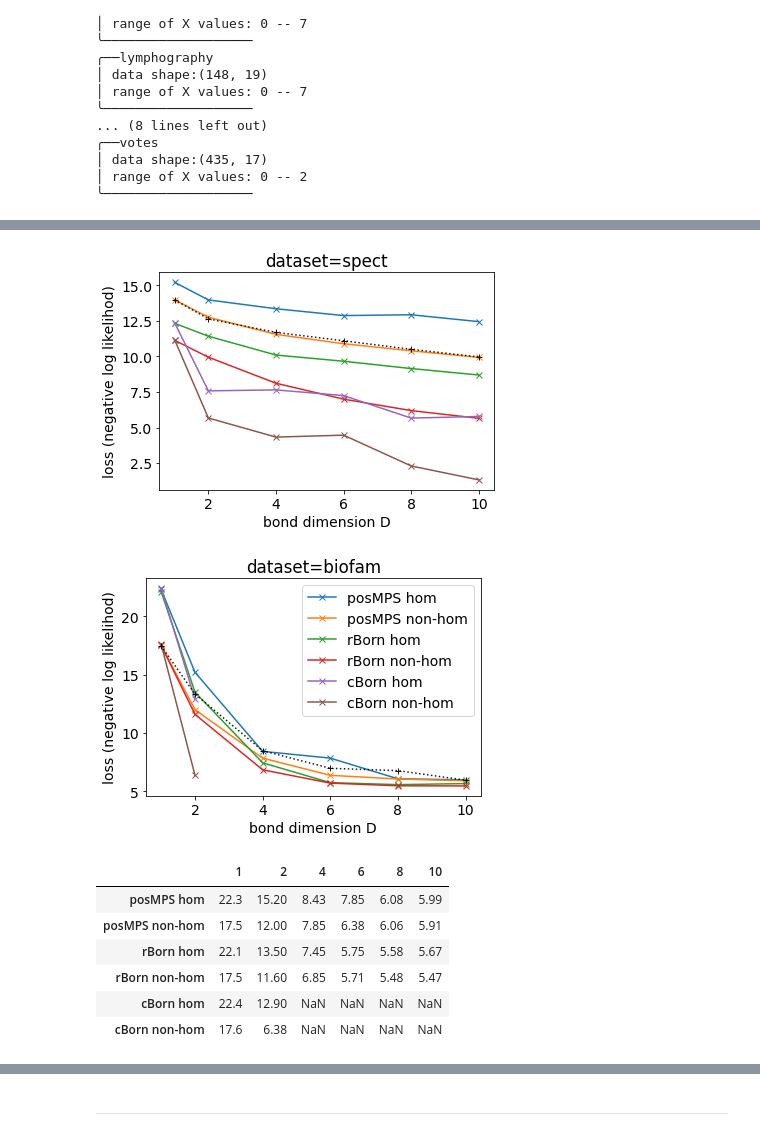
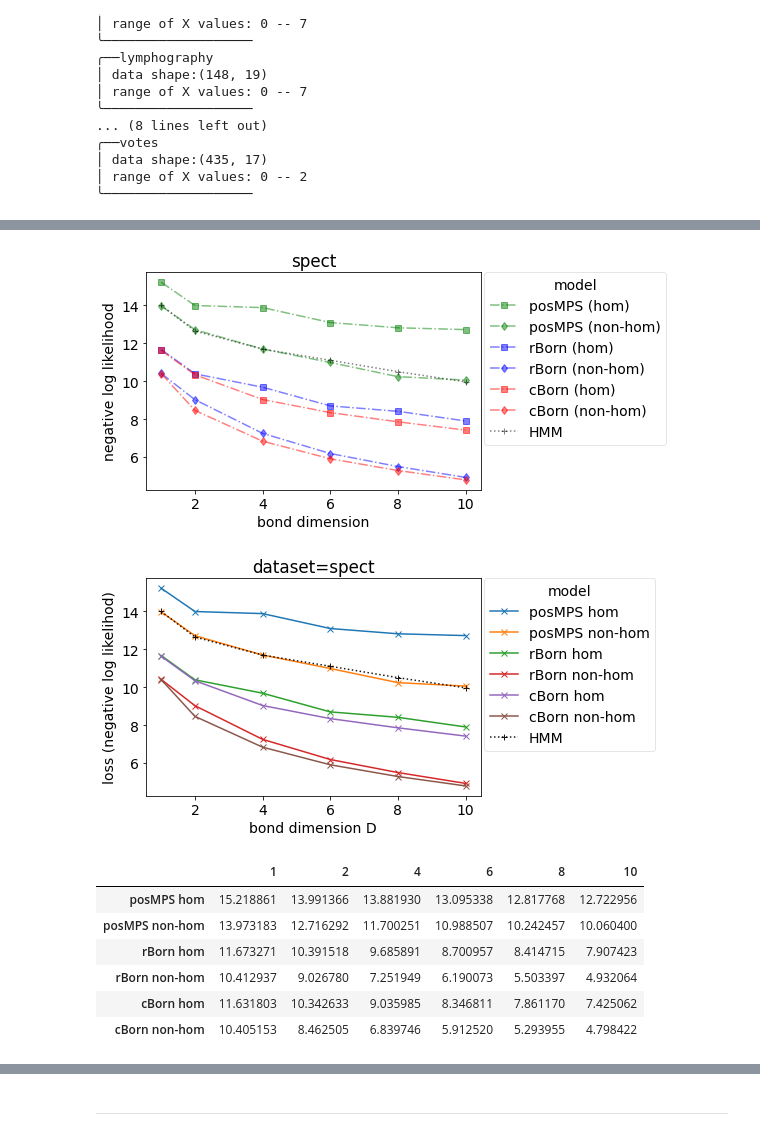
Before and after one commit to postylem/comparison-of-tensor-train-models, a Jupyter notebook: gradient_sandbox.ipynb, the cells around one changed output, grey strips where cells are left out. Drawn from its saved outputs; the diff is of its cells as text; code cells hidden in the pictures.

```diff
--- a/gradient_sandbox.ipynb
+++ b/gradient_sandbox.ipynb
@@ -97,0 +175,30 @@ rBorn non-hom
+# %%
+import pandas as pd
+plt.rcParams.update({'font.size': 14}) # font.size change from default 10
+
+
+f=plt.figure()
+index = [1,2,4,6,8,10]
+mps_h   = pd.Series([15.218861, 13.991366, 13.881930, 13.095338, 12.817768, 12.722956], index=index)
+mps     = pd.Series([13.973183, 12.716292, 11.700251, 10.988507, 10.242457, 10.060400], index=index)
+rborn_h = pd.Series([11.673271, 10.391518, 9.685891, 8.700957, 8.414715, 7.907423], index=index)
+rborn   = pd.Series([10.412937, 9.026780, 7.251949, 6.190073, 5.503397, 4.932064], index=index)
+cborn_h = pd.Series([11.631803, 10.342633, 9.035985, 8.346811, 7.861170, 7.425062], index=index)
+cborn   = pd.Series([10.405153, 8.462505, 6.839746, 5.912520, 5.293955, 4.798422], index=index)
+hmm     = pd.Series([13.993, 12.649, 11.695, 11.106, 10.505, 9.968], index=index)
+plt.plot(mps_h,  "s-.", color="green", label="posMPS (hom)", alpha=0.5)
+plt.plot(mps,    "d-.", color="green", label="posMPS (non-hom)", alpha=0.5)
+plt.plot(rborn_h,"s-.", color="blue", label="rBorn (hom)", alpha=0.5)
+plt.plot(rborn,  "d-.", color="blue", label="rBorn (non-hom)", alpha=0.5)
+plt.plot(cborn_h,"s-.", color="red", label="cBorn (hom)", alpha=0.5)
+plt.plot(cborn,  "d-.", color="red", label="cBorn (non-hom)", alpha=0.5)
+plt.plot(hmm,    "+:k", color="black", label='HMM', alpha=0.5)
+plt.legend(title="model", bbox_to_anchor=(1.01, 1), loc='upper left', framealpha=0.5, borderaxespad=0.)
+plt.title("spect")
+plt.ylabel('negative log likelihood')
+plt.xlabel("bond dimension")
+plt.show()
+# f=plt.figure()
+# f.savefig("spect.pdf", bbox_inches='tight')
+# %% [output]
+[figure, added]
@@ -98,47 +231,27 @@ rBorn non-hom
 # %%
 import pandas as pd
 plt.rcParams.update({'font.size': 14}) # font.size change from default 10
 index = [1,2,4,6,8,10]
 frame=pd.DataFrame()
-frame['posMPS hom']=    pd.Series([15.225593, 13.981824, 13.359402, 12.879319, 12.936084, 12.451607], index=index)
-frame['posMPS non-hom']=pd.Series([13.986147, 12.764120, 11.556882, 10.896993, 10.399844, 9.931520], index=index)
-frame['rBorn hom']=     pd.Series([12.337878, 11.426547, 10.101237, 9.665511, 9.149446, 8.696818], index=index)
-frame['rBorn non-hom']= pd.Series([11.142219, 9.950571, 8.116511, 6.995655, 6.190347, 5.649225], index=index)
-frame['cBorn hom']=     pd.Series([12.384717, 7.581070, 7.648918, 7.246690, 5.662558, 5.779628], index=index)
-frame['cBorn non-hom']= pd.Series([11.188754, 5.670460, 4.325637, 4.462535, 2.293139, 1.312038], index=index)
+frame['posMPS hom'] = pd.Series([15.218861, 13.991366, 13.881930, 13.095338, 12.817768, 12.722956], index=index)
+frame['posMPS non-hom'] = pd.Series([13.973183, 12.716292, 11.700251, 10.988507, 10.242457, 10.060400], index=index)
+frame['rBorn hom'] = pd.Series([11.673271, 10.391518, 9.685891, 8.700957, 8.414715, 7.907423], index=index)
+frame['rBorn non-hom'] = pd.Series([10.412937, 9.026780, 7.251949, 6.190073, 5.503397, 4.932064], index=index)
+frame['cBorn hom'] = pd.Series([11.631803, 10.342633, 9.035985, 8.346811, 7.861170, 7.425062], index=index)
+frame['cBorn non-hom'] = pd.Series([10.405153, 8.462505, 6.839746, 5.912520, 5.293955, 4.798422], index=index)
 frame.plot(
-    xlabel="bond dimension D", ylabel="loss (negative log likelihod)", marker='x', title="dataset=spect", legend=None)
+    xlabel="bond dimension D", ylabel="loss (negative log likelihod)", marker='x', title="dataset=spect")#, legend=None)
 hmm=pd.Series([13.993, 12.649, 11.695, 11.106, 10.505, 9.968], index=index)
 plt.plot(hmm, "+:k", label='HMM', alpha=0.9)
-# plt.legend(title="model", bbox_to_anchor=(1.01, 1), loc='upper left', framealpha=0.5, borderaxespad=0.)
+plt.legend(title="model", bbox_to_anchor=(1.01, 1), loc='upper left', framealpha=0.5, borderaxespad=0.)
 plt.show()
-
-index = [1,2,4,6,8,10]
-frame=pd.DataFrame()
-frame['posMPS hom']=    pd.Series([22.3, 15.2, 8.43, 7.85, 6.08, 5.99], index=index)
-frame['posMPS non-hom']=pd.Series([17.5, 12, 7.85, 6.38, 6.06, 5.91], index=index)
-frame['rBorn hom']=     pd.Series([22.1, 13.5, 7.45, 5.75, 5.58, 5.67], index=index)
-frame['rBorn non-hom']= pd.Series([17.5, 11.6, 6.85, 5.71, 5.48, 5.47], index=index)
-frame['cBorn hom']=     pd.Series([22.4, 12.9, None, None, None, None], index=index)
-frame['cBorn non-hom']= pd.Series([17.6, 6.38, None, None, None, None], index=index)
-#frame['HMM']= pd.Series([17.464, 13.337, 8.485, 6.981, 6.776, 5.963], index=index)
-frame.plot(
-    xlabel="bond dimension D", ylabel="loss (negative log likelihod)", marker='x')
-#plt.legend(title="model (dataset=biofam)", bbox_to_anchor=(.5, 1.01), loc='lower center', framealpha=0.5, ncol=3, borderaxespad=0.)
-plt.rcParams.update({'font.size': 14})
-hmm=pd.Series([17.464, 13.337, 8.485, 6.981, 6.776, 5.963], index=index)
-plt.plot(hmm, "+:k", label='HMM', alpha=0.9)
-plt.title("dataset=biofam")
-plt.show()
-
 frame.transpose()
 # %% [output]
-[figure, old version]
+[figure, new version]
-[figure, removed]
 |  | 1 | 2 | 4 | 6 | 8 | 10 |
-| posMPS hom | 22.3 | 15.20 | 8.43 | 7.85 | 6.08 | 5.99 |
-| posMPS non-hom | 17.5 | 12.00 | 7.85 | 6.38 | 6.06 | 5.91 |
-| rBorn hom | 22.1 | 13.50 | 7.45 | 5.75 | 5.58 | 5.67 |
-| rBorn non-hom | 17.5 | 11.60 | 6.85 | 5.71 | 5.48 | 5.47 |
-| cBorn hom | 22.4 | 12.90 | NaN | NaN | NaN | NaN |
-| cBorn non-hom | 17.6 | 6.38 | NaN | NaN | NaN | NaN |
+| posMPS hom | 15.218861 | 13.991366 | 13.881930 | 13.095338 | 12.817768 | 12.722956 |
+| posMPS non-hom | 13.973183 | 12.716292 | 11.700251 | 10.988507 | 10.242457 | 10.060400 |
+| rBorn hom | 11.673271 | 10.391518 | 9.685891 | 8.700957 | 8.414715 | 7.907423 |
+| rBorn non-hom | 10.412937 | 9.026780 | 7.251949 | 6.190073 | 5.503397 | 4.932064 |
+| cBorn hom | 11.631803 | 10.342633 | 9.035985 | 8.346811 | 7.861170 | 7.425062 |
+| cBorn non-hom | 10.405153 | 8.462505 | 6.839746 | 5.912520 | 5.293955 | 4.798422 |
```
Also changed, not shown: parts of 22 cells of this notebook.
